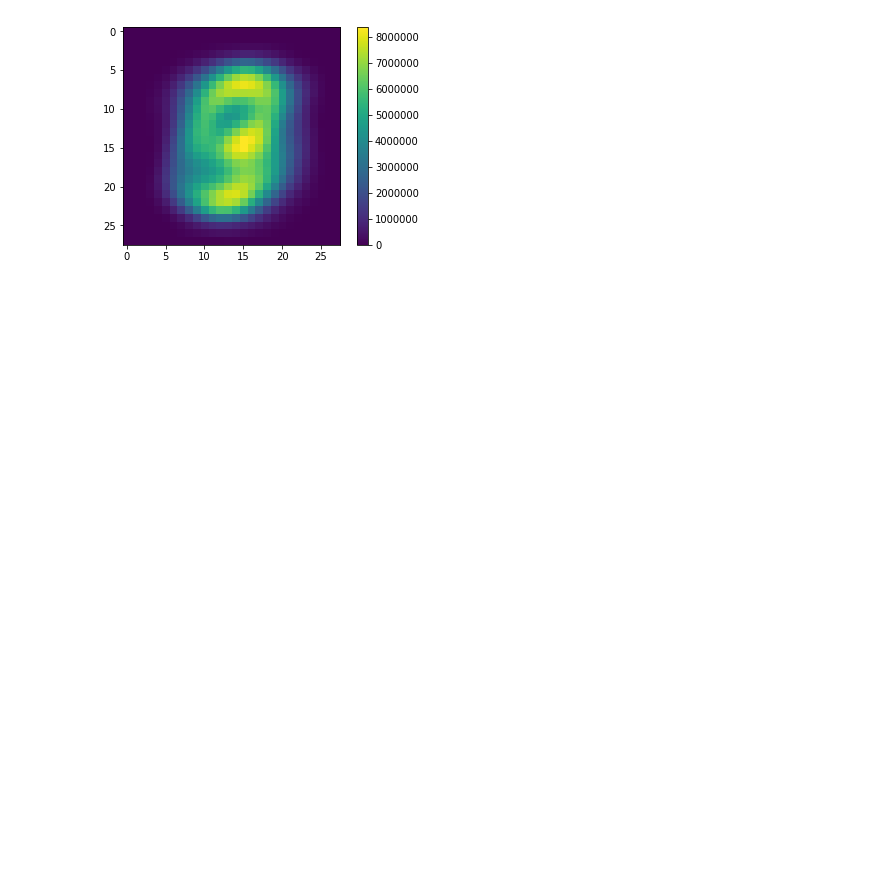
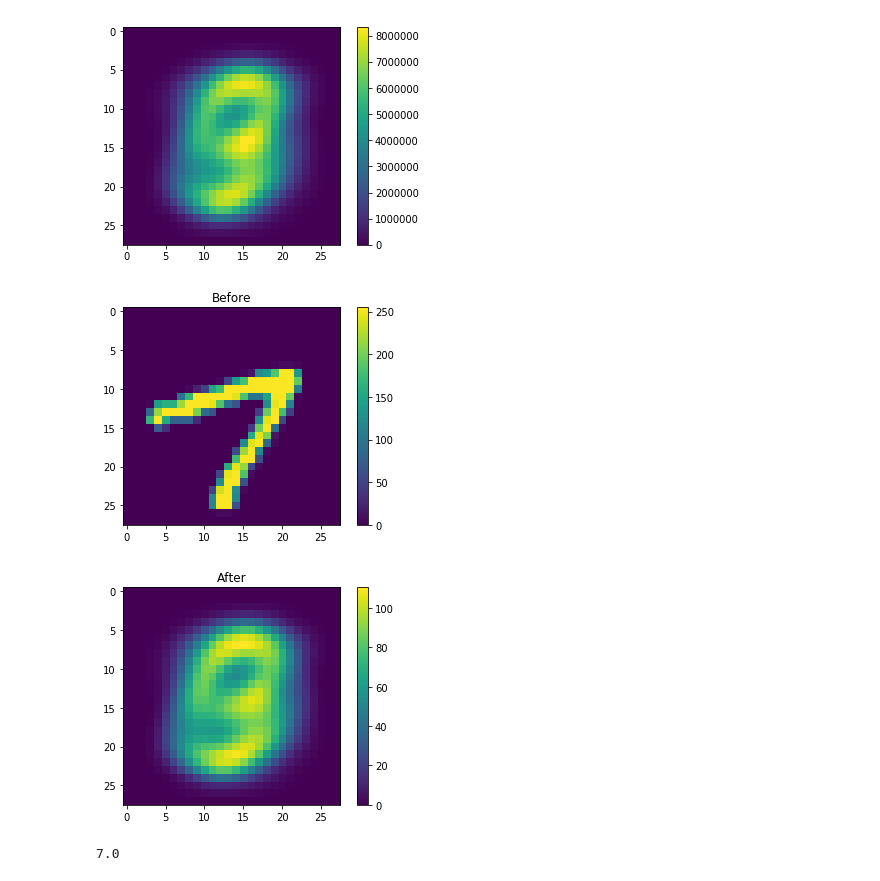
Before and after one commit to XinWang2019/ECE-532-Project, a Jupyter notebook: ridge_regression.ipynb, the cells around one changed output. Cells and saved outputs as stored; diff of their text form; code cells hidden in the pictures; blank space fills up the shorter version.

```diff
--- a/ridge_regression.ipynb
+++ b/ridge_regression.ipynb
@@ -79,11 +169,33 @@ plt.show()
 # %%
+s = np.zeros((S.shape[0], S.shape[0]))
+s[0,0] = S[0]
+s[1,1] = S[1]
+imagesReduced = U@s@VT
+
 merge = np.zeros(rowNum*colNum)
 for i in range(60000):
-    merge = merge + images[i]
+    merge = merge + imagesReduced[i]
 
 plt.imshow(merge.reshape(rowNum, colNum))
 plt.colorbar()
-plt.title('')
 plt.show()
 # %% [output]
 [figure]
+# %%
+index = 101
+sample = images[index].reshape(rowNum, colNum)
+plt.imshow(sample)
+plt.colorbar()
+plt.title('Before')
+plt.show()
+
+sample = imagesReduced[index].reshape(rowNum, colNum)
+plt.imshow(sample)
+plt.colorbar()
+plt.title('After')
+plt.show()
+print(labels[index])
+# %% [output]
+[figure, added]
+[figure, added]
+7.0
```
Also changed, not shown: parts of 22 cells of this notebook.
